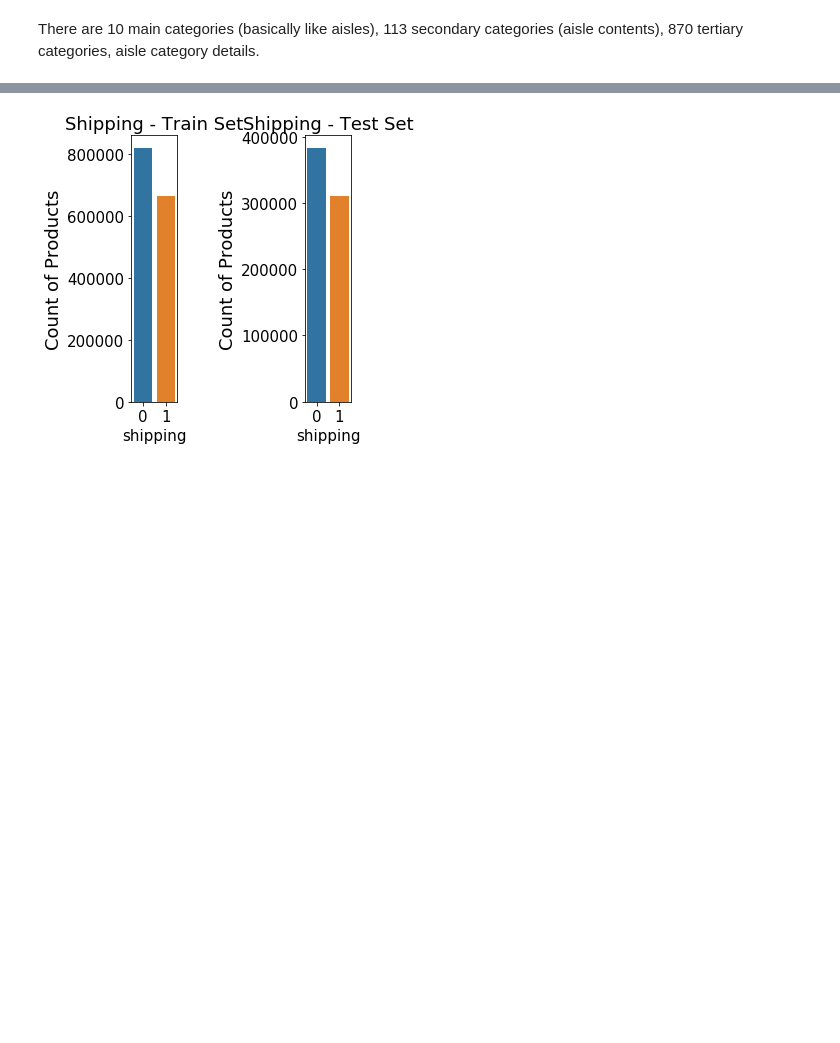
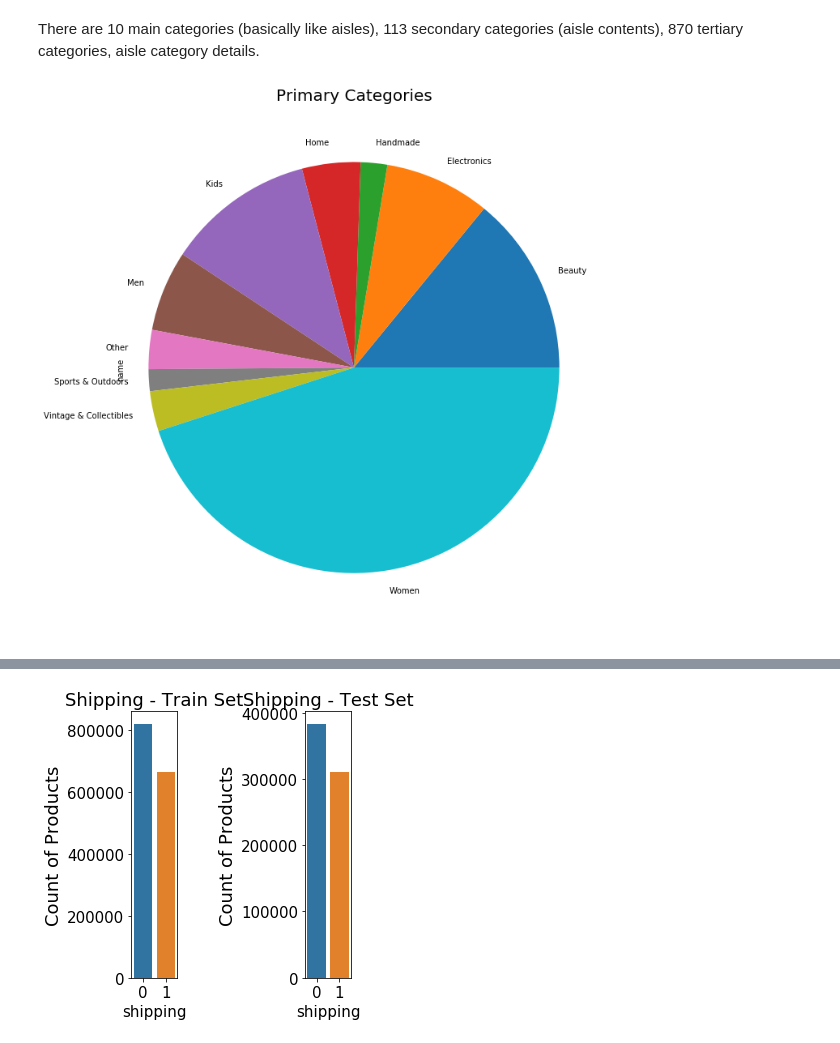
Before and after one commit to kyungjunism/mercari_price_prediction, a Jupyter notebook: Mercari Price Prediction Challenge.ipynb, the cells around one changed output, grey strips where cells are left out. Drawn from its saved outputs; the diff is of its cells as text; code cells hidden in the pictures; blank space fills up the shorter version.

```diff
--- a/Mercari Price Prediction Challenge.ipynb
+++ b/Mercari Price Prediction Challenge.ipynb
@@ -260,3 +260,11 @@ unique tertiary categories:
  870
 # %% [markdown]
 There are 10 main categories (basically like aisles), 113 secondary categories (aisle contents), 870 tertiary categories, aisle category details.
+# %%
+plt.figure(figsize = (10,12))
+train.name.groupby(train.primary_cat).count().plot(kind = 'pie')
+plt.title ('Primary Categories', fontsize = 20)
+plt.axis('equal')
+plt.show()
+# %% [output]
+[figure, added]
```
Also changed, not shown: parts of 9 cells of this notebook.
